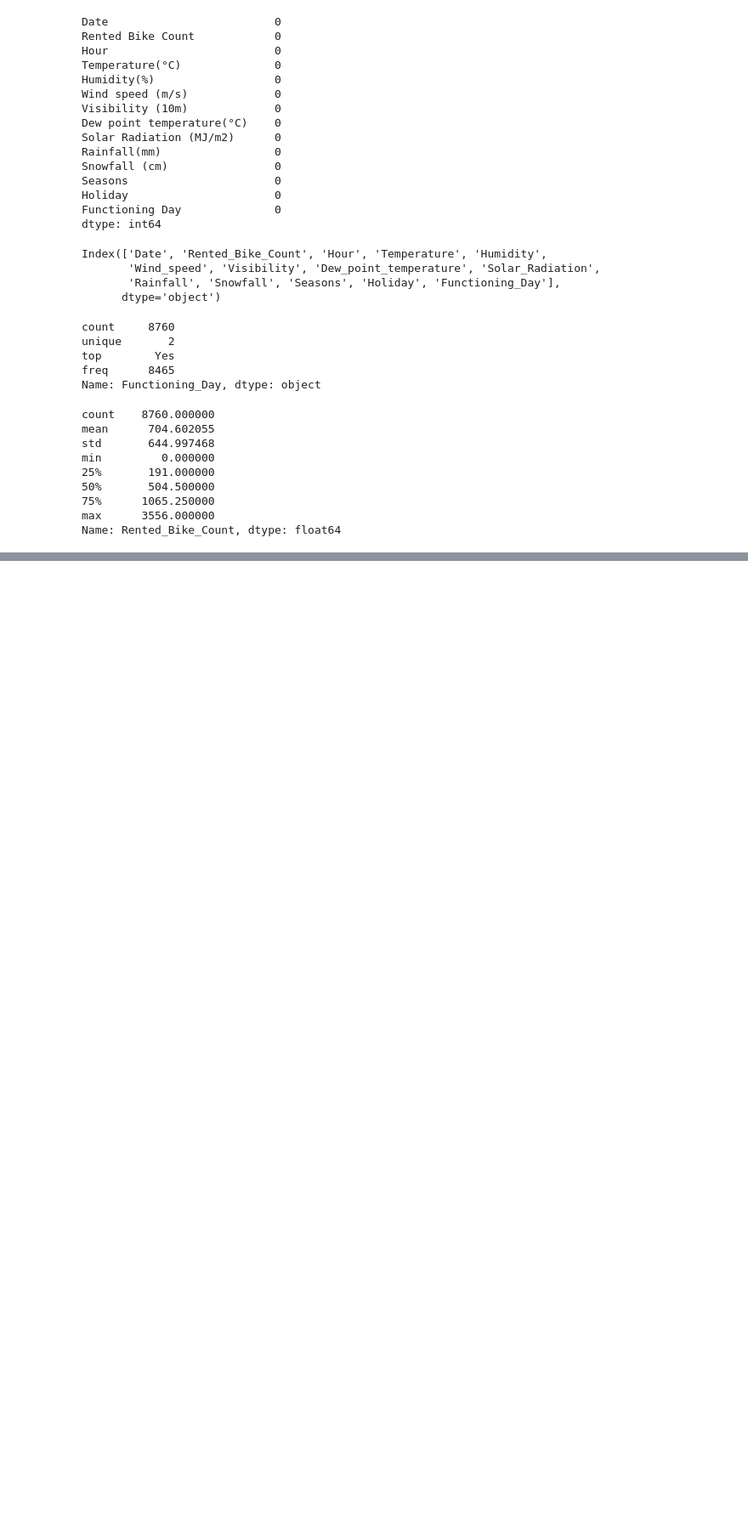
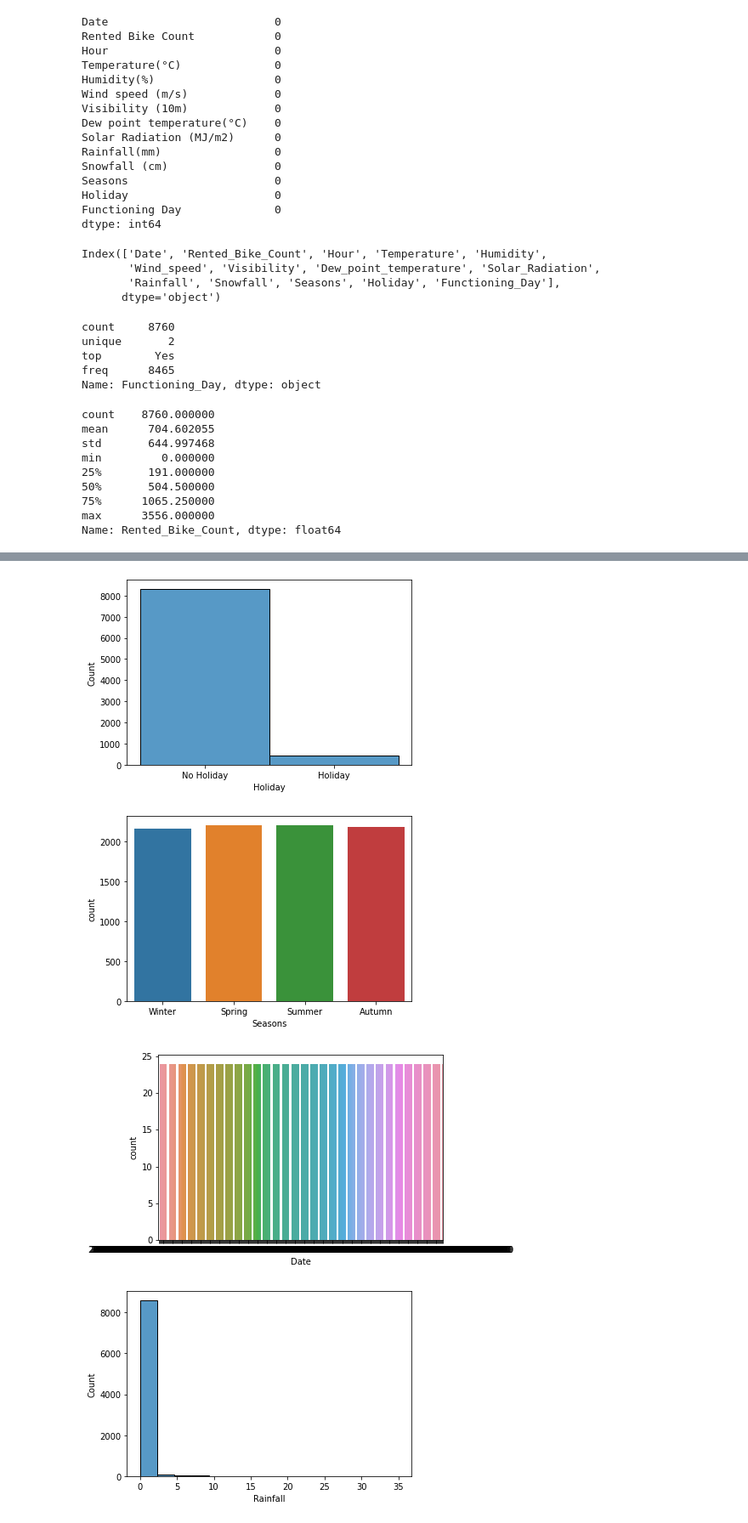
Before and after one commit to NehaGupta-DataScientists/Bike-Sharing-Demand-Prediction, a Jupyter notebook: Bike_Sharing_Demand_Prediction_Capstone_Project.ipynb, the cells around one changed output, grey strips where cells are left out. Shown: that part at 85% size. Drawn from its saved outputs; the diff is of its cells as text; code cells hidden in the pictures; blank space fills up the shorter version.

```diff
--- a/Bike_Sharing_Demand_Prediction_Capstone_Project.ipynb
+++ b/Bike_Sharing_Demand_Prediction_Capstone_Project.ipynb
@@ -324,0 +330,7 @@ plt.show()"""
+# %%
+# splitting "Date" column into three other columns like "year","month","day".
+bike['Date']= bike['Date'].apply(lambda x:dt.datetime.strptime(x,"%d/%m/%Y"))
+# %%
+bike['year']= bike['Date'].dt.year
+bike['month'] =bike['Date'].dt.month
+bike['day']=bike['Date'].dt.day_name()
@@ -324,0 +352,23 @@ plt.show()"""
+# %%
+sns.histplot(x= bike['Holiday'])
+plt.show()
+
+sns.countplot(x= bike['Seasons'])
+plt.show()
+
+sns.countplot(x=bike['Date'])
+plt.show()
+
+sns.histplot(x=bike['Rainfall'])
+plt.show()
+
+sns.histplot(x=bike['Snowfall'])
+plt.show()
+
+sns.countplot(x=bike['Functioning_Day'])
+plt.show()
+# %% [output]
+[figure, added]
+[figure, added]
+[figure, added]
+[figure, added]
```
Also changed, not shown: parts of 13 cells of this notebook.
